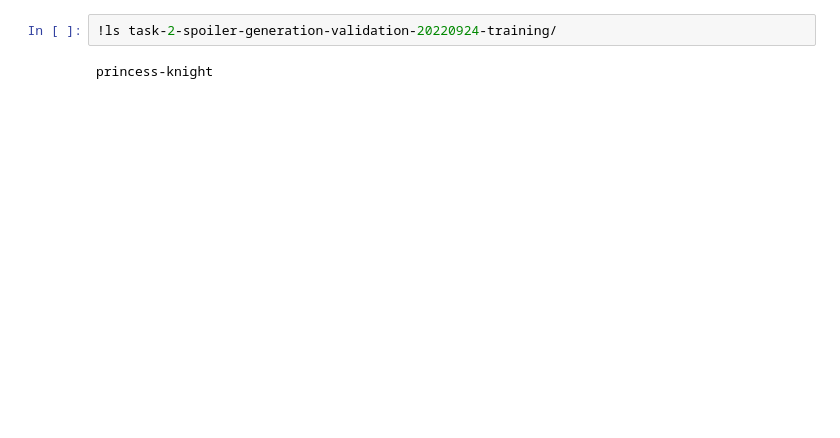
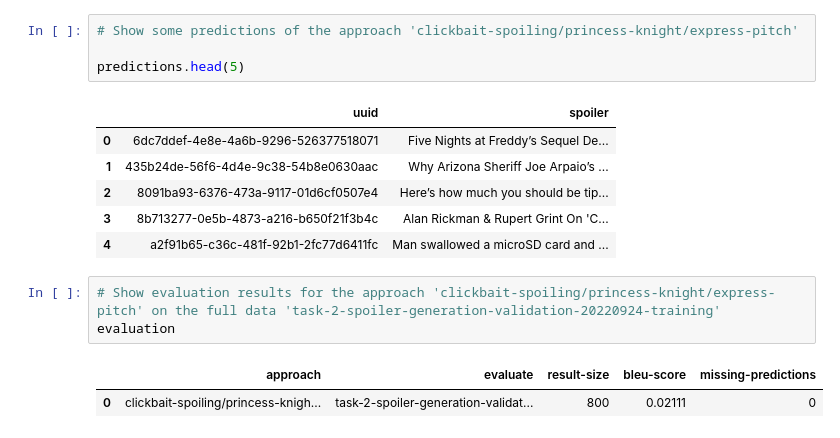
Before and after one commit to tira-io/tira, a Jupyter notebook: application/src/tira/templates/tira/tira_git_tutorial.ipynb, the cells around one changed output. Saved outputs shown, nothing was run; the diff lists cells and outputs as text; blank space fills up the shorter version.

```diff
--- a/application/src/tira/templates/tira/tira_git_tutorial.ipynb
+++ b/application/src/tira/templates/tira/tira_git_tutorial.ipynb
@@ -51,4 +75,17 @@ FileNotFoundError: [Errno 2] No such file or directory: 'task-2-spoiler-generati
+# %%
+# Show some predictions of the approach 'clickbait-spoiling/princess-knight/express-pitch'
+
+predictions.head(5)
+# %% [output]
+|  | uuid | spoiler |
+| 0 | 6dc7ddef-4e8e-4a6b-9296-526377518071 | Five Nights at Freddy’s Sequel De... |
+| 1 | 435b24de-56f6-4d4e-9c38-54b8e0630aac | Why Arizona Sheriff Joe Arpaio’s ... |
+| 2 | 8091ba93-6376-473a-9117-01d6cf0507e4 | Here’s how much you should be tip... |
+| 3 | 8b713277-0e5b-4873-a216-b650f21f3b4c | Alan Rickman & Rupert Grint On 'C... |
+| 4 | a2f91b65-c36c-481f-92b1-2fc77d6411fc | Man swallowed a microSD card and ... |
 # %%
-!ls task-2-spoiler-generation-validation-20220924-training/
+# Show evaluation results for the approach 'clickbait-spoiling/princess-knight/express-pitch' on the full data 'task-2-spoiler-generation-validation-20220924-training'
+evaluation
 # %% [output]
-princess-knight
+|  | approach | evaluate | result-size | bleu-score | missing-predictions |
+| 0 | clickbait-spoiling/princess-knigh... | task-2-spoiler-generation-validat... | 800 | 0.02111 | 0 |
```
Also changed, not shown: parts of 28 cells of this notebook, 1 other file.
